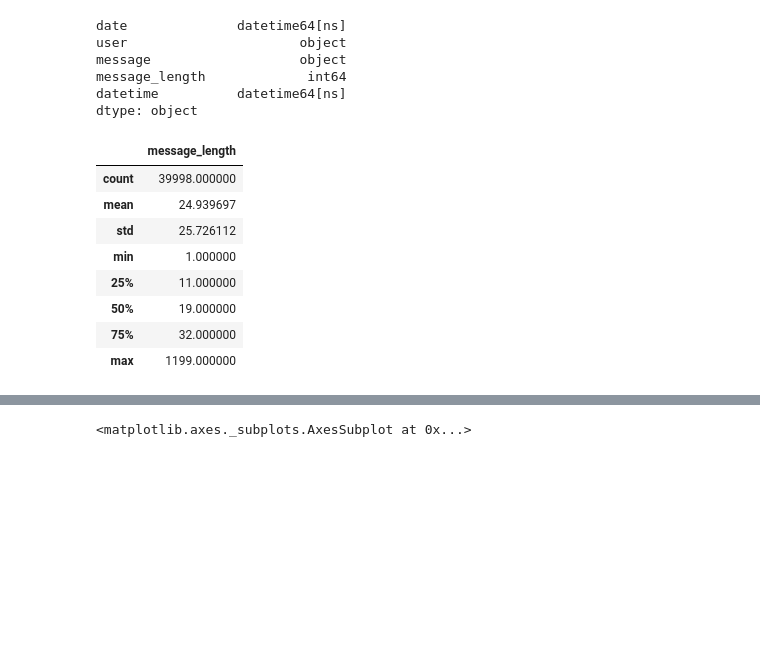
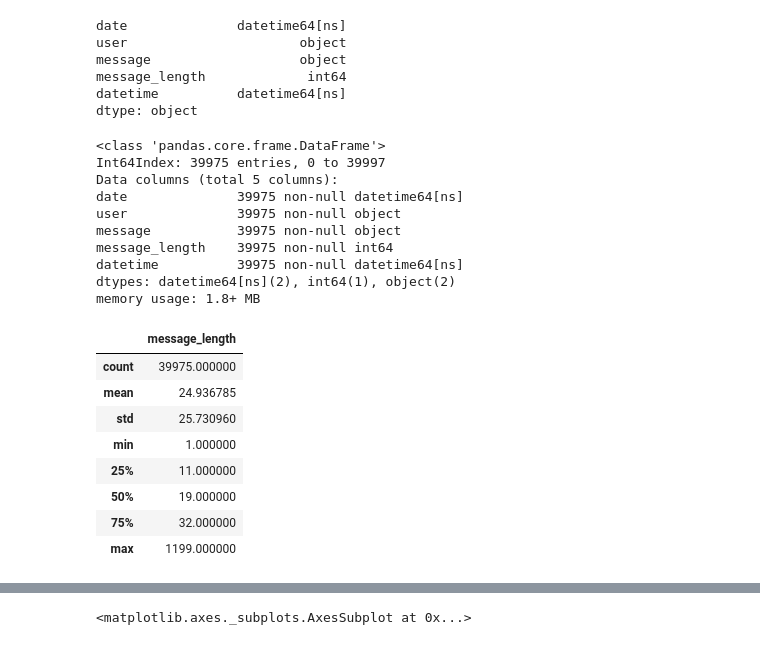
Before and after one commit to ftrova1/Whatsapp-chat-analysis, a Jupyter notebook: analyzer/wa_analysis.ipynb, the cells around one changed output, grey strips where cells are left out. Cells and saved outputs as stored; diff of their text form; code cells hidden in the pictures; blank space fills up the shorter version.

```diff
--- a/analyzer/wa_analysis.ipynb
+++ b/analyzer/wa_analysis.ipynb
@@ -25,14 +27,28 @@ message_length             int64
 datetime          datetime64[ns]
 dtype: object
 # %%
-df.describe()
+df.info()
 # %% [output]
-|  | message_length |
-| count | 39998.000000 |
-| mean | 24.939697 |
-| std | 25.726112 |
-| min | 1.000000 |
-| 25% | 11.000000 |
-| 50% | 19.000000 |
-| 75% | 32.000000 |
-| max | 1199.000000 |
+<class 'pandas.core.frame.DataFrame'>
+Int64Index: 39975 entries, 0 to 39997
+Data columns (total 5 columns):
+date              39975 non-null datetime64[ns]
+user              39975 non-null object
+message           39975 non-null object
+message_length    39975 non-null int64
+datetime          39975 non-null datetime64[ns]
+dtypes: datetime64[ns](2), int64(1), object(2)
+memory usage: 1.8+ MB
+# %%
+continuous_cols = ['message_length']
+df[continuous_cols].describe()
+# %% [output]
+|  | message_length |
+| count | 39975.000000 |
+| mean | 24.936785 |
+| std | 25.730960 |
+| min | 1.000000 |
+| 25% | 11.000000 |
+| 50% | 19.000000 |
+| 75% | 32.000000 |
+| max | 1199.000000 |
```
Also changed, not shown: parts of 9 cells of this notebook, 1 other file.
